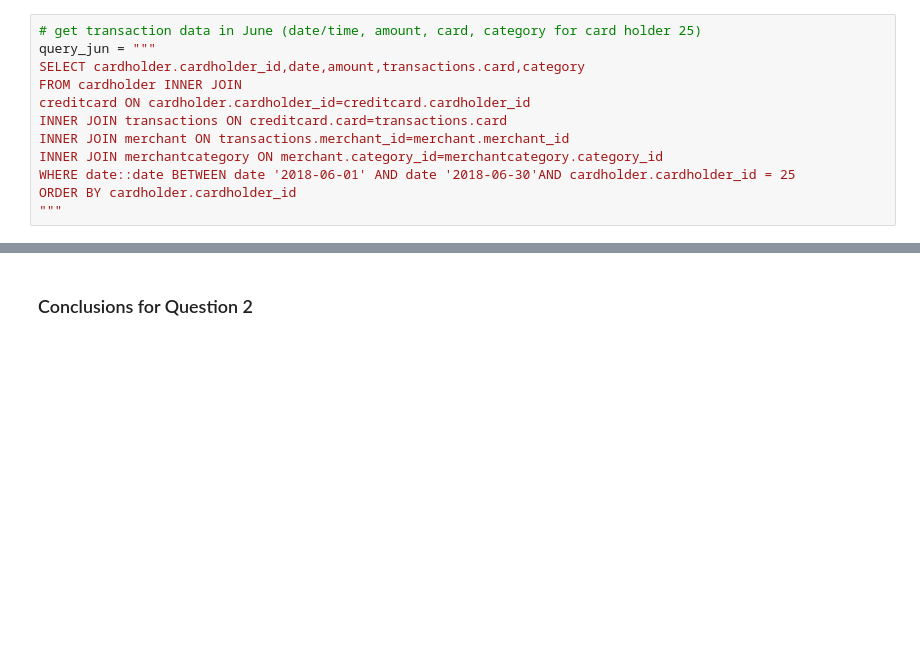
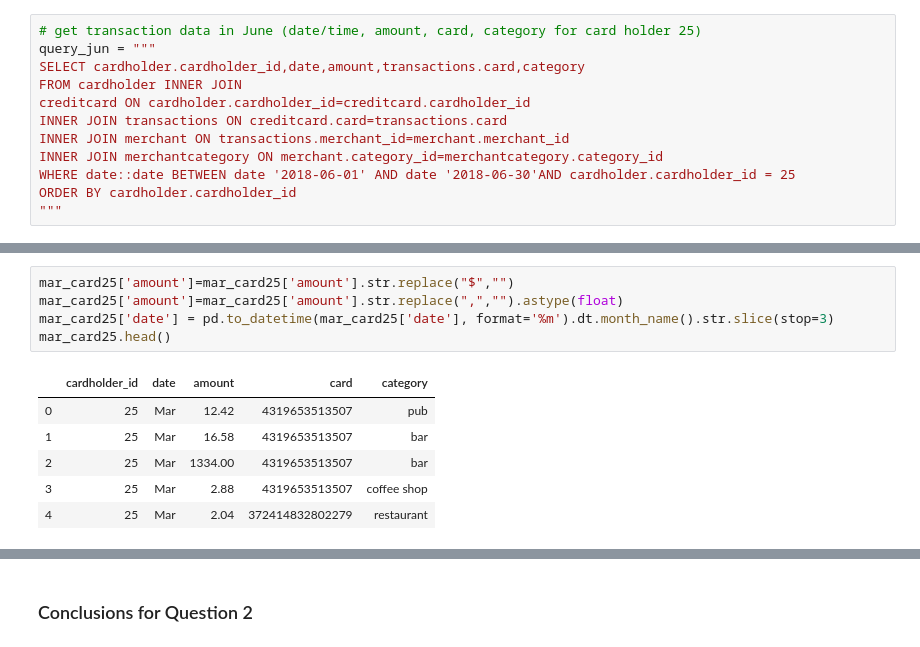
Before and after one commit to awanzek/sql-homework, a Jupyter notebook: visual_data_analysis.ipynb, the cells around one changed output, grey strips where cells are left out. Drawn from its saved outputs; the diff is of its cells as text; blank space fills up the shorter version.

```diff
--- a/visual_data_analysis.ipynb
+++ b/visual_data_analysis.ipynb
@@ -187,0 +224,12 @@ jun_card25.hvplot.bar()
+# %%
+mar_card25['amount']=mar_card25['amount'].str.replace("$","")
+mar_card25['amount']=mar_card25['amount'].str.replace(",","").astype(float)
+mar_card25['date'] = pd.to_datetime(mar_card25['date'], format='%m').dt.month_name().str.slice(stop=3)
+mar_card25.head()
+# %% [output]
+|  | cardholder_id | date | amount | card | category |
+| 0 | 25 | Mar | 12.42 | 4319653513507 | pub |
+| 1 | 25 | Mar | 16.58 | 4319653513507 | bar |
+| 2 | 25 | Mar | 1334.00 | 4319653513507 | bar |
+| 3 | 25 | Mar | 2.88 | 4319653513507 | coffee shop |
+| 4 | 25 | Mar | 2.04 | 372414832802279 | restaurant |
```
Also changed, not shown: parts of 26 cells of this notebook.
